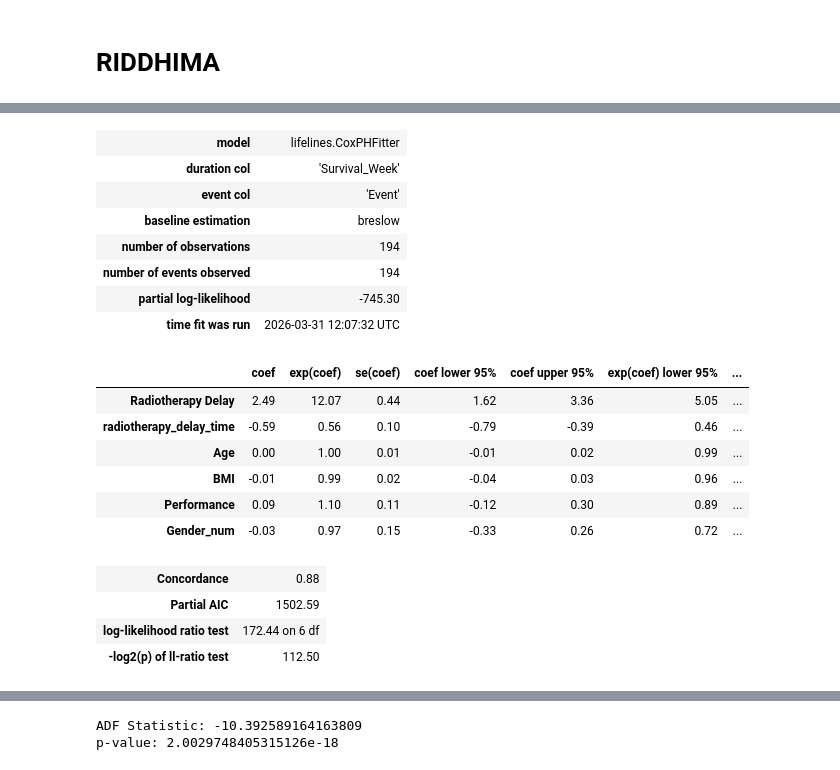
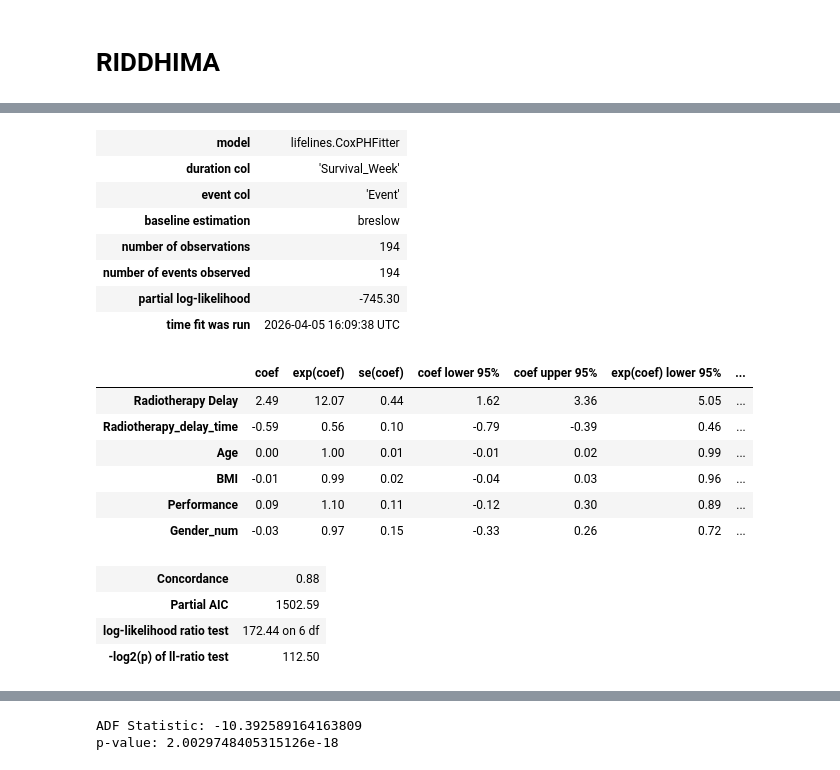
Before and after one commit to Parasshirishvaidya/TimeSeries-Based-BrainTumor-Survival, a Jupyter notebook: notebooks/Tumor_Growth_Modelling_.ipynb, the cells around one changed output, grey strips where cells are left out. Drawn from its saved outputs; the diff is of its cells as text; code cells hidden in the pictures.

```diff
--- a/notebooks/Tumor_Growth_Modelling_.ipynb
+++ b/notebooks/Tumor_Growth_Modelling_.ipynb
@@ -686,34 +684,41 @@ below.
 # %%
 import numpy as np
+from lifelines import CoxPHFitter # ensure CoxPHFitter is imported if not already in scope
+
+# Ensure df_cox contains all necessary columns and correct names.
+# Based on the previous cell HNVdVIEdbaj1, df's column for radiotherapy delay was renamed to 'Radiotherapy Delay'.
+# In cell 5XdCxIaOGF04, df_cox was created without 'Radiotherapy Delay'.
+# So, we need to ensure df_cox is correctly built for this cell's purpose.
+df_cox = df[['Survival_Week', 'Event', 'Gender_num', 'Age', 'BMI', 'Performance', 'Radiotherapy Delay']].dropna()
 
 # Create log(time)
 df_cox['log_time'] = np.log(df_cox['Survival_Week'])
 
 # Create interaction term for radiotherapy delay
-df_cox['radiotherapy_delay_time'] = df_cox['Radiotherapy Delay'] * df_cox['log_time']
+df_cox['Radiotherapy_delay_time'] = df_cox['Radiotherapy Delay'] * df_cox['log_time']
 
 # Refit model
 cph_td = CoxPHFitter()
 cph_td.fit(df_cox[['Survival_Week','Event',
                    'Radiotherapy Delay',
-                   'radiotherapy_delay_time',
+                   'Radiotherapy_delay_time',
                    'Age','BMI','Performance','Gender_num']],
            duration_col='Survival_Week',
            event_col='Event')
 
 cph_td.print_summary()
 # %% [output]
 | model | lifelines.CoxPHFitter |
 | duration col | 'Survival_Week' |
 | event col | 'Event' |
 | baseline estimation | breslow |
 | number of observations | 194 |
 | number of events observed | 194 |
 | partial log-likelihood | -745.30 |
-| time fit was run | 2026-03-31 12:07:32 UTC |
+| time fit was run | 2026-04-05 16:09:38 UTC |
 |  | coef | exp(coef) | se(coef) | coef lower 95% | coef upper 95% | exp(coef) lower 95% | ... |
 | Radiotherapy Delay | 2.49 | 12.07 | 0.44 | 1.62 | 3.36 | 5.05 | ... |
-| radiotherapy_delay_time | -0.59 | 0.56 | 0.10 | -0.79 | -0.39 | 0.46 | ... |
+| Radiotherapy_delay_time | -0.59 | 0.56 | 0.10 | -0.79 | -0.39 | 0.46 | ... |
 | Age | 0.00 | 1.00 | 0.01 | -0.01 | 0.02 | 0.99 | ... |
 | BMI | -0.01 | 0.99 | 0.02 | -0.04 | 0.03 | 0.96 | ... |
 | Performance | 0.09 | 1.10 | 0.11 | -0.12 | 0.30 | 0.89 | ... |
```
Also changed, not shown: parts of 7 cells of this notebook.
